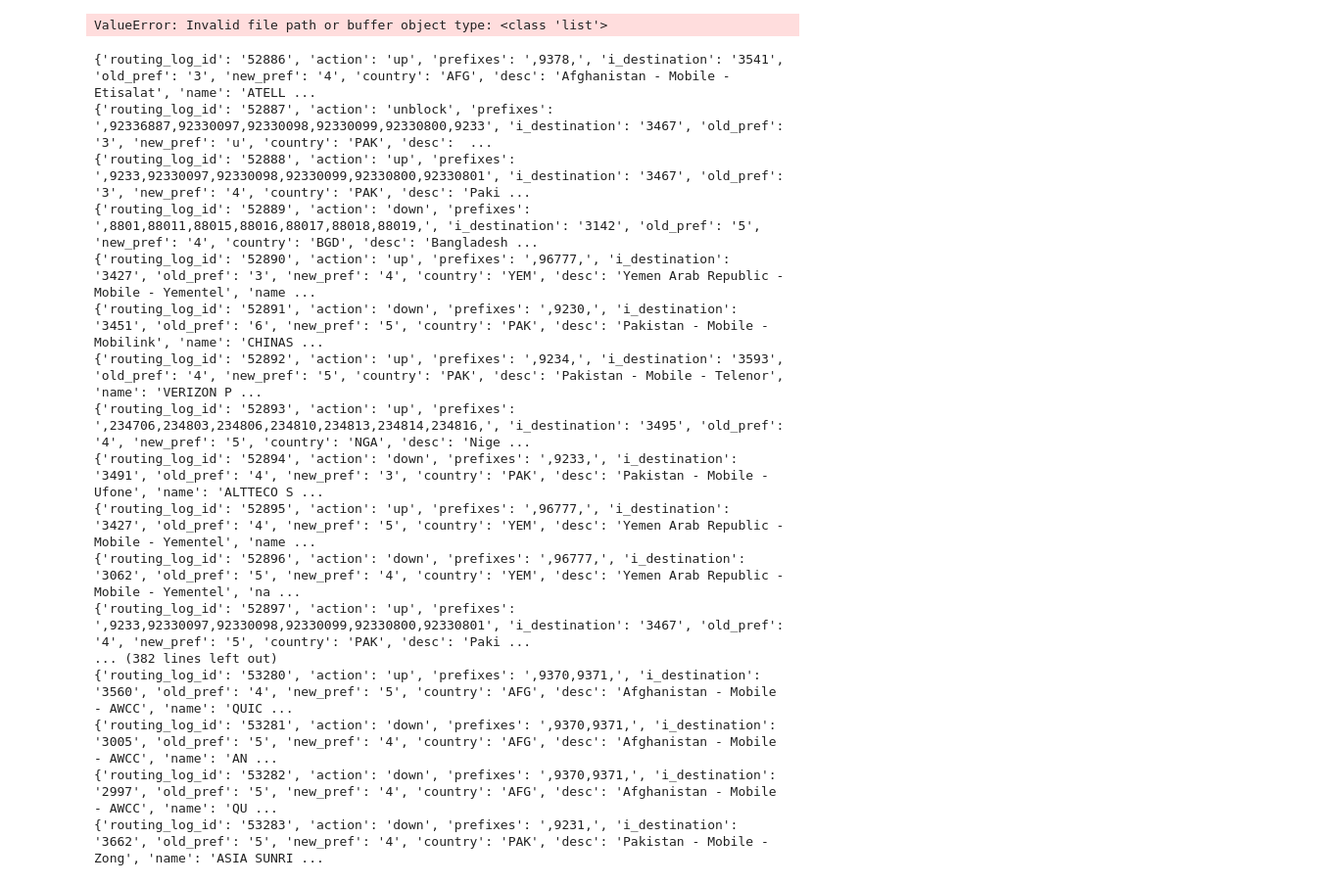
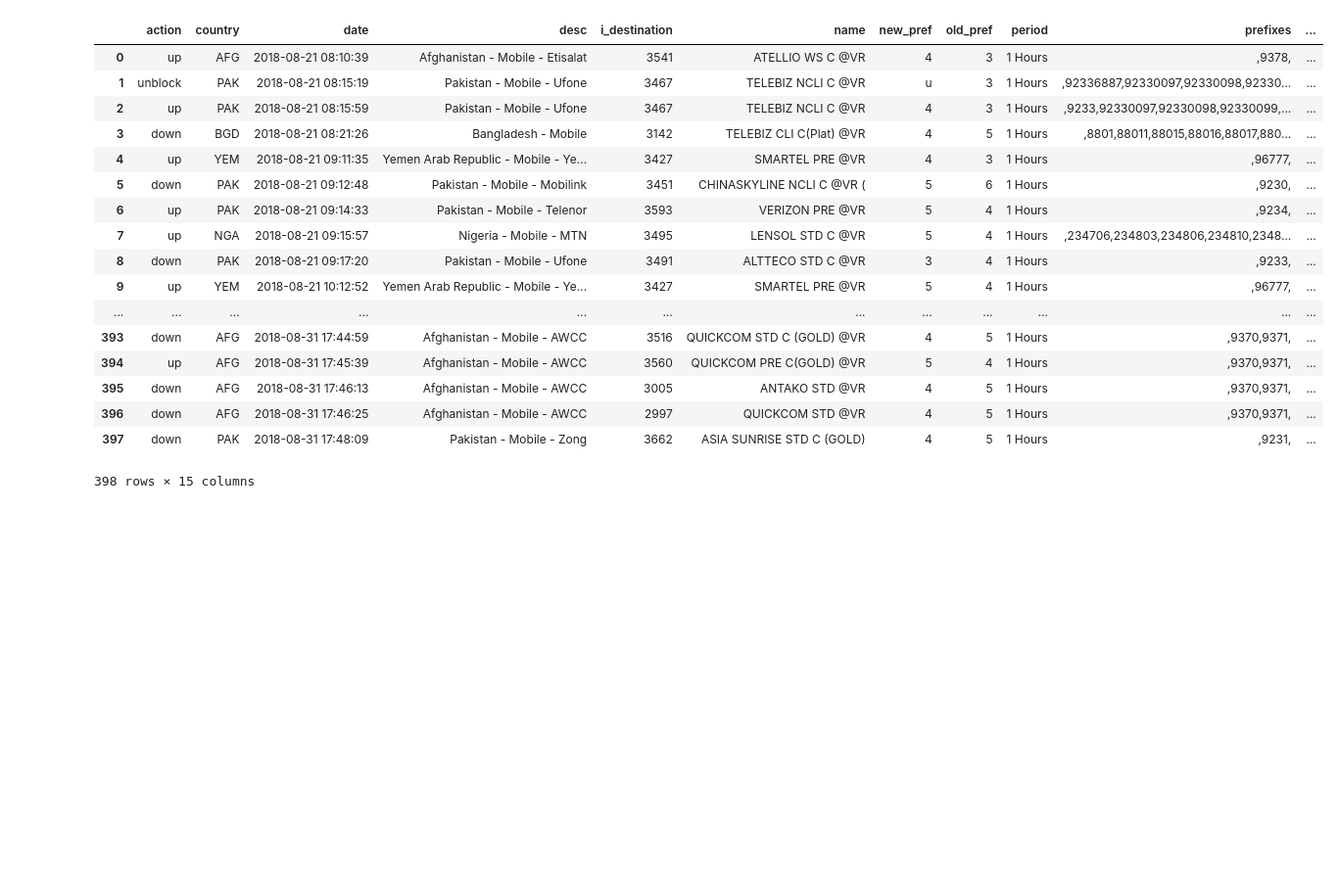
Before and after one commit to iKlotho/very, a Jupyter notebook: aria-py/Untitled1.ipynb, the cells around one changed output. Shown: that part at 98% size. Cells and saved outputs as stored; diff of their text form; code cells hidden in the pictures; blank space fills up the shorter version.

Commit message:
cdr data

```diff
--- a/aria-py/Untitled1.ipynb
+++ b/aria-py/Untitled1.ipynb
@@ -7,29 +7,25 @@ import json
 with open("logs.json","r") as r :
     ver = json.load(r)
 # %%
-pd.DataFrame.from_dict(ver[])
+df = pd.DataFrame.from_dict(ver["filtered_logs"])
-# %%
-pd.read_json(ver["filtered_logs"])
-# %% [output]
-ValueError: Invalid file path or buffer object type: <class 'list'>
-# %%
-for v in ver["filtered_logs"]:
-    p
-# %% [output]
-{'routing_log_id': '52886', 'action': 'up', 'prefixes': ',9378,', 'i_destination': '3541', 'old_pref': '3', 'new_pref': '4', 'country': 'AFG', 'desc': 'Afghanistan - Mobile - Etisalat', 'name': 'ATELL ...
-{'routing_log_id': '52887', 'action': 'unblock', 'prefixes': ',92336887,92330097,92330098,92330099,92330800,9233', 'i_destination': '3467', 'old_pref': '3', 'new_pref': 'u', 'country': 'PAK', 'desc':  ...
-{'routing_log_id': '52888', 'action': 'up', 'prefixes': ',9233,92330097,92330098,92330099,92330800,92330801', 'i_destination': '3467', 'old_pref': '3', 'new_pref': '4', 'country': 'PAK', 'desc': 'Paki ...
-{'routing_log_id': '52889', 'action': 'down', 'prefixes': ',8801,88011,88015,88016,88017,88018,88019,', 'i_destination': '3142', 'old_pref': '5', 'new_pref': '4', 'country': 'BGD', 'desc': 'Bangladesh ...
-{'routing_log_id': '52890', 'action': 'up', 'prefixes': ',96777,', 'i_destination': '3427', 'old_pref': '3', 'new_pref': '4', 'country': 'YEM', 'desc': 'Yemen Arab Republic - Mobile - Yementel', 'name ...
-{'routing_log_id': '52891', 'action': 'down', 'prefixes': ',9230,', 'i_destination': '3451', 'old_pref': '6', 'new_pref': '5', 'country': 'PAK', 'desc': 'Pakistan - Mobile - Mobilink', 'name': 'CHINAS ...
-{'routing_log_id': '52892', 'action': 'up', 'prefixes': ',9234,', 'i_destination': '3593', 'old_pref': '4', 'new_pref': '5', 'country': 'PAK', 'desc': 'Pakistan - Mobile - Telenor', 'name': 'VERIZON P ...
-{'routing_log_id': '52893', 'action': 'up', 'prefixes': ',234706,234803,234806,234810,234813,234814,234816,', 'i_destination': '3495', 'old_pref': '4', 'new_pref': '5', 'country': 'NGA', 'desc': 'Nige ...
-{'routing_log_id': '52894', 'action': 'down', 'prefixes': ',9233,', 'i_destination': '3491', 'old_pref': '4', 'new_pref': '3', 'country': 'PAK', 'desc': 'Pakistan - Mobile - Ufone', 'name': 'ALTTECO S ...
-{'routing_log_id': '52895', 'action': 'up', 'prefixes': ',96777,', 'i_destination': '3427', 'old_pref': '4', 'new_pref': '5', 'country': 'YEM', 'desc': 'Yemen Arab Republic - Mobile - Yementel', 'name ...
-{'routing_log_id': '52896', 'action': 'down', 'prefixes': ',96777,', 'i_destination': '3062', 'old_pref': '5', 'new_pref': '4', 'country': 'YEM', 'desc': 'Yemen Arab Republic - Mobile - Yementel', 'na ...
-{'routing_log_id': '52897', 'action': 'up', 'prefixes': ',9233,92330097,92330098,92330099,92330800,92330801', 'i_destination': '3467', 'old_pref': '4', 'new_pref': '5', 'country': 'PAK', 'desc': 'Paki ...
-... (382 lines left out)
-{'routing_log_id': '53280', 'action': 'up', 'prefixes': ',9370,9371,', 'i_destination': '3560', 'old_pref': '4', 'new_pref': '5', 'country': 'AFG', 'desc': 'Afghanistan - Mobile - AWCC', 'name': 'QUIC ...
-{'routing_log_id': '53281', 'action': 'down', 'prefixes': ',9370,9371,', 'i_destination': '3005', 'old_pref': '5', 'new_pref': '4', 'country': 'AFG', 'desc': 'Afghanistan - Mobile - AWCC', 'name': 'AN ...
-{'routing_log_id': '53282', 'action': 'down', 'prefixes': ',9370,9371,', 'i_destination': '2997', 'old_pref': '5', 'new_pref': '4', 'country': 'AFG', 'desc': 'Afghanistan - Mobile - AWCC', 'name': 'QU ...
-{'routing_log_id': '53283', 'action': 'down', 'prefixes': ',9231,', 'i_destination': '3662', 'old_pref': '5', 'new_pref': '4', 'country': 'PAK', 'desc': 'Pakistan - Mobile - Zong', 'name': 'ASIA SUNRI ...
+# %%
+df
+# %% [output]
+|  | action | country | date | desc | i_destination | name | new_pref | old_pref | period | prefixes | ... |
+| 0 | up | AFG | 2018-08-21 08:10:39 | Afghanistan - Mobile - Etisalat | 3541 | ATELLIO WS C @VR | 4 | 3 | 1 Hours | ,9378, | ... |
+| 1 | unblock | PAK | 2018-08-21 08:15:19 | Pakistan - Mobile - Ufone | 3467 | TELEBIZ NCLI C @VR | u | 3 | 1 Hours | ,92336887,92330097,92330098,92330... | ... |
+| 2 | up | PAK | 2018-08-21 08:15:59 | Pakistan - Mobile - Ufone | 3467 | TELEBIZ NCLI C @VR | 4 | 3 | 1 Hours | ,9233,92330097,92330098,92330099,... | ... |
+| 3 | down | BGD | 2018-08-21 08:21:26 | Bangladesh - Mobile | 3142 | TELEBIZ CLI C(Plat) @VR | 4 | 5 | 1 Hours | ,8801,88011,88015,88016,88017,880... | ... |
+| 4 | up | YEM | 2018-08-21 09:11:35 | Yemen Arab Republic - Mobile - Ye... | 3427 | SMARTEL PRE @VR | 4 | 3 | 1 Hours | ,96777, | ... |
+| 5 | down | PAK | 2018-08-21 09:12:48 | Pakistan - Mobile - Mobilink | 3451 | CHINASKYLINE NCLI C @VR ( | 5 | 6 | 1 Hours | ,9230, | ... |
+| 6 | up | PAK | 2018-08-21 09:14:33 | Pakistan - Mobile - Telenor | 3593 | VERIZON PRE @VR | 5 | 4 | 1 Hours | ,9234, | ... |
+| 7 | up | NGA | 2018-08-21 09:15:57 | Nigeria - Mobile - MTN | 3495 | LENSOL STD C @VR | 5 | 4 | 1 Hours | ,234706,234803,234806,234810,2348... | ... |
+| 8 | down | PAK | 2018-08-21 09:17:20 | Pakistan - Mobile - Ufone | 3491 | ALTTECO STD C @VR | 3 | 4 | 1 Hours | ,9233, | ... |
+| 9 | up | YEM | 2018-08-21 10:12:52 | Yemen Arab Republic - Mobile - Ye... | 3427 | SMARTEL PRE @VR | 5 | 4 | 1 Hours | ,96777, | ... |
+| ... | ... | ... | ... | ... | ... | ... | ... | ... | ... | ... | ... |
+| 393 | down | AFG | 2018-08-31 17:44:59 | Afghanistan - Mobile - AWCC | 3516 | QUICKCOM STD C (GOLD) @VR | 4 | 5 | 1 Hours | ,9370,9371, | ... |
+| 394 | up | AFG | 2018-08-31 17:45:39 | Afghanistan - Mobile - AWCC | 3560 | QUICKCOM PRE C(GOLD) @VR | 5 | 4 | 1 Hours | ,9370,9371, | ... |
+| 395 | down | AFG | 2018-08-31 17:46:13 | Afghanistan - Mobile - AWCC | 3005 | ANTAKO STD @VR | 4 | 5 | 1 Hours | ,9370,9371, | ... |
+| 396 | down | AFG | 2018-08-31 17:46:25 | Afghanistan - Mobile - AWCC | 2997 | QUICKCOM STD @VR | 4 | 5 | 1 Hours | ,9370,9371, | ... |
+| 397 | down | PAK | 2018-08-31 17:48:09 | Pakistan - Mobile - Zong | 3662 | ASIA SUNRISE STD C (GOLD) | 4 | 5 | 1 Hours | ,9231, | ... |
+398 rows × 15 columns
```
Also changed, not shown: 5 other files.
